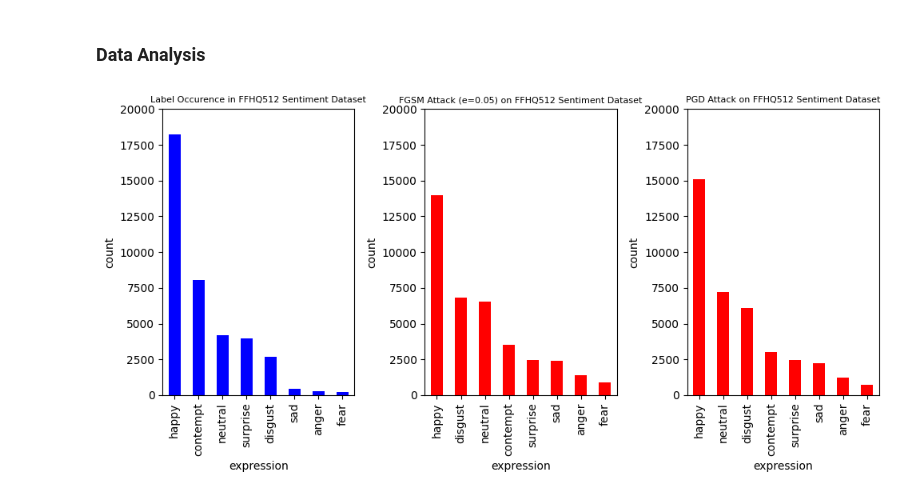
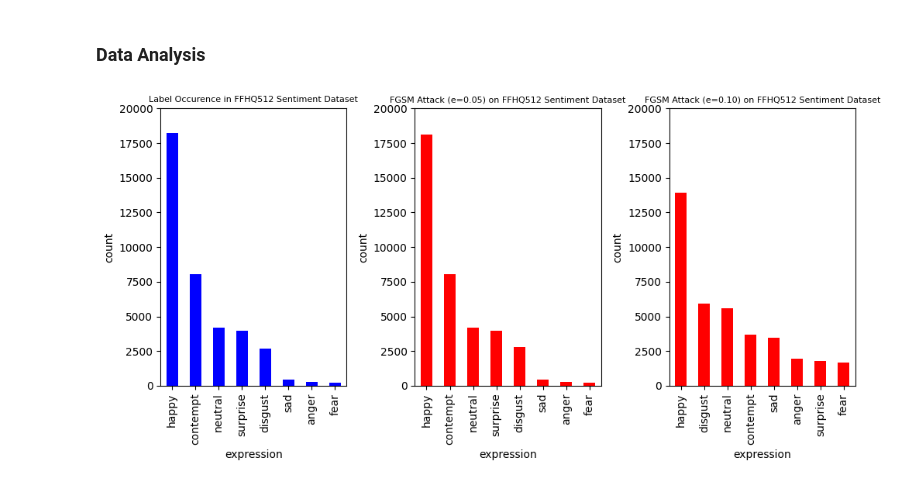
Before and after one commit to hassledw/StyleCLIP_Defense, a Jupyter notebook: ViTClassifier.ipynb, the cells around one changed output. Cells and saved outputs as stored; diff of their text form; code cells hidden in the pictures.

Commit message:
added datafiles, visualizations

```diff
--- a/ViTClassifier.ipynb
+++ b/ViTClassifier.ipynb
@@ -113,29 +116,31 @@ Keys: image, expression, confidence
 ### Data Analysis
 # %%
 plt.figure(figsize=(10,5))
+# xaxis_order = ["happy", "contempt", "surprise", "neutral", "disgust", "sad", "anger", "fear"]
 plt.subplot(1, 3, 1)
 data = pd.read_csv("./FFHQ512-Labeled/FFHQ-512-labeled.csv")
 counts = data["expression"].value_counts()
 counts.plot(kind="bar", color="blue")
 plt.ylim(0, 20000)
 plt.title("Label Occurence in FFHQ512 Sentiment Dataset", fontsize=8)
 plt.ylabel("count")
 
 plt.subplot(1, 3, 2)
-data_adv = pd.read_csv("./FFHQ512-Labeled/FFHQ-512-FGSM.csv")
+data_adv = pd.read_csv("./FFHQ512-Labeled/FFHQ-512-FGSM-05.csv")
 counts_adv = data_adv["expression"].value_counts()
 counts_adv.plot(kind="bar", color="red")
 plt.ylim(0, 20000)
 plt.title("FGSM Attack (e=0.05) on FFHQ512 Sentiment Dataset", fontsize=8)
 plt.ylabel("count")
 
 plt.subplot(1, 3, 3)
-data_adv_pgd = pd.read_csv("./FFHQ512-Labeled/FFHQ-512-PGD.csv")
-counts_adv_pgd = data_adv_pgd["expression"].value_counts()
-counts_adv_pgd.plot(kind="bar", color="red")
+data_adv_2 = pd.read_csv("./FFHQ512-Labeled/FFHQ-512-FGSM-10.csv")
+counts_adv_2 = data_adv_2["expression"].value_counts()
+# sns.barplot(x='expression', data=data_adv_2, order=xaxis_order, color="blue")
+counts_adv_2.plot(kind="bar", color="red")
 plt.ylim(0, 20000)
-plt.title("PGD Attack on FFHQ512 Sentiment Dataset", fontsize=8)
+plt.title("FGSM Attack (e=0.10) on FFHQ512 Sentiment Dataset", fontsize=8)
 plt.ylabel("count")
 plt.tight_layout()
 # %% [output]
-[figure, old version]
+[figure, new version]
```
Also changed, not shown: parts of 5 cells of this notebook, 6 other files.
